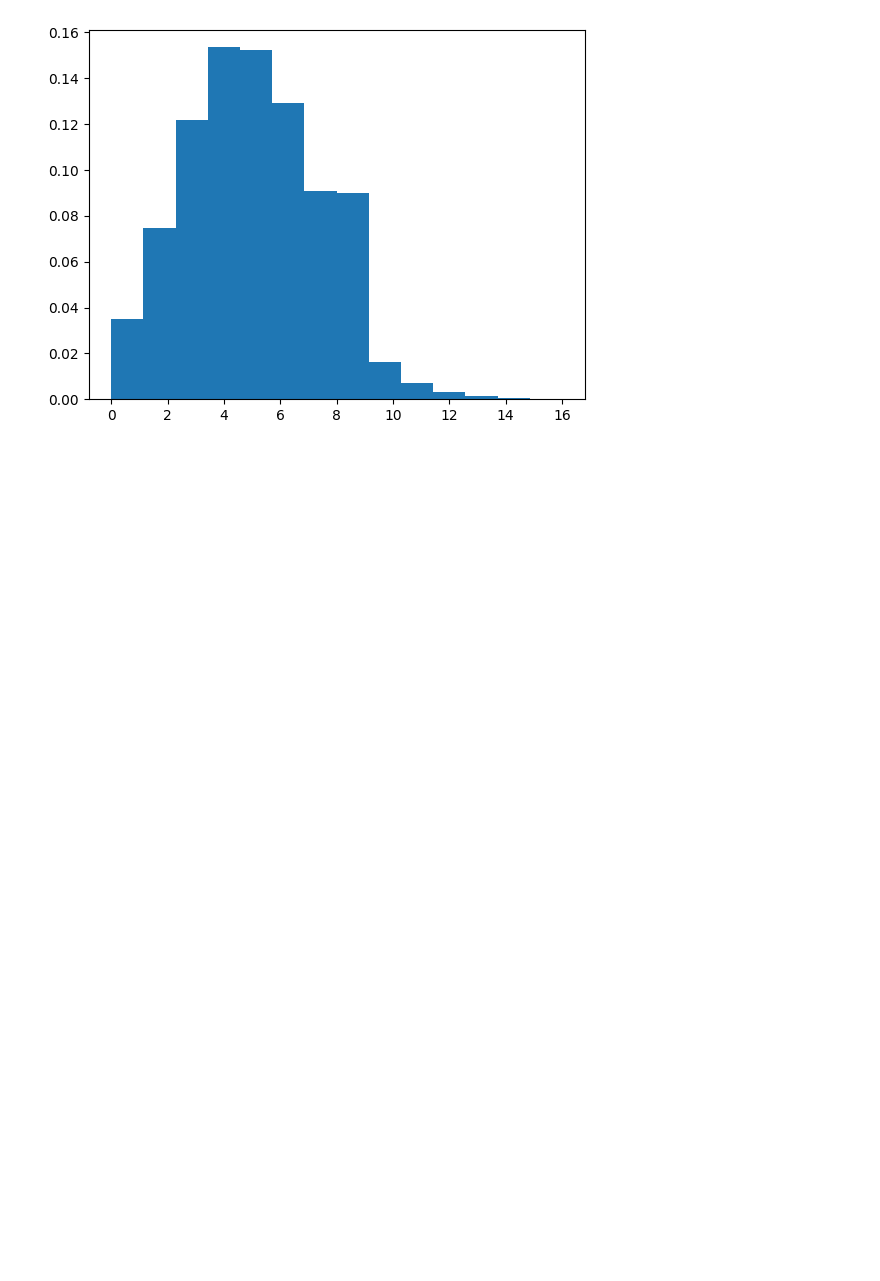
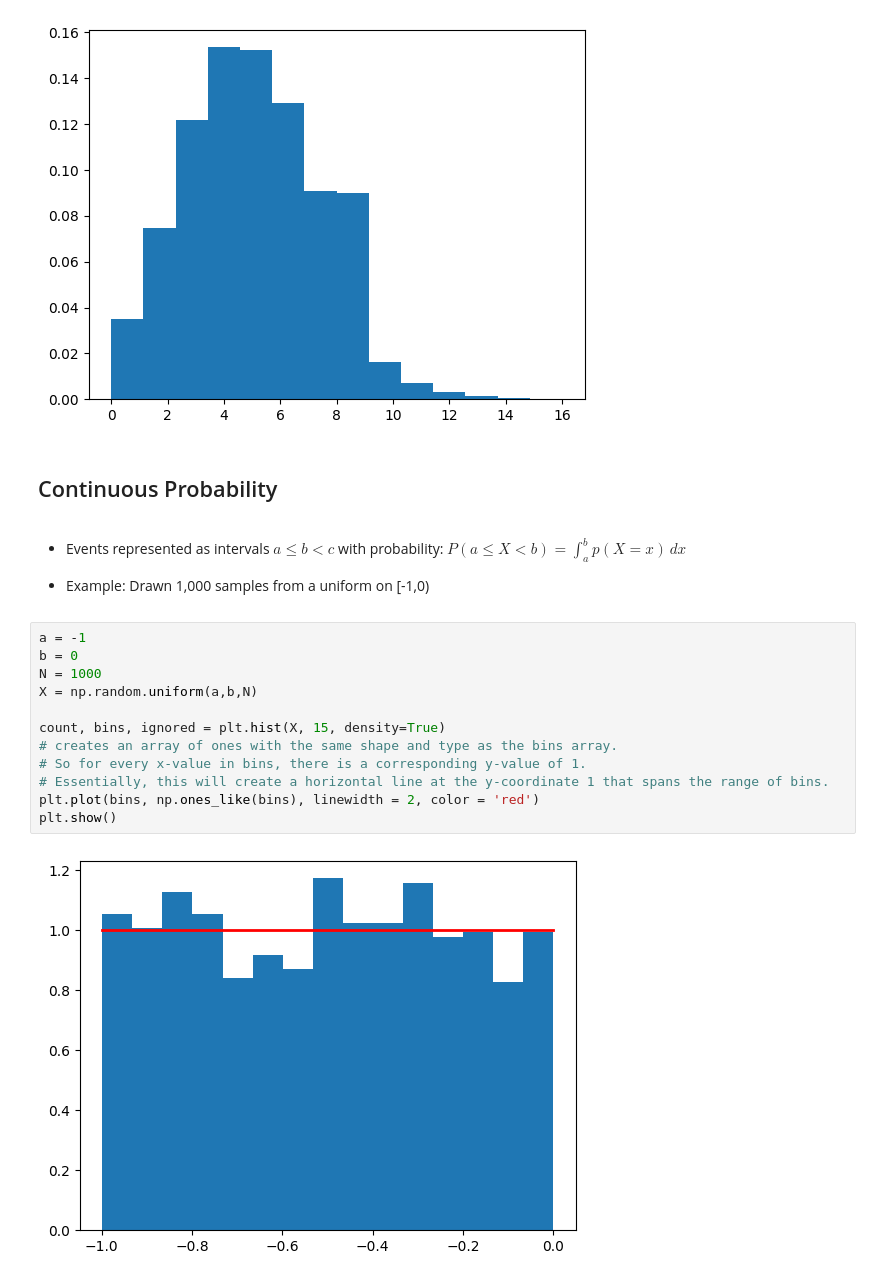
Before and after one commit to pluplu68/generalML, a Jupyter notebook: CSC 380.ipynb, the cells around one changed output. Saved outputs shown, nothing was run; the diff lists cells and outputs as text; blank space fills up the shorter version.

Commit message:
continuous prob

```diff
--- a/CSC 380.ipynb
+++ b/CSC 380.ipynb
@@ -92,3 +92,23 @@ count, bins, ignored = plt.hist(X1+X2, 14, density = True)
 plt.show()
 # %% [output]
 [figure]
+# %% [markdown]
+## Continuous Probability
+# %% [markdown]
+* Events represented as intervals $a \leq b < c$ with probability: $P(a \leq X < b) = \int_{a}^{b} p(X = x) \, dx $
+
+* Example: Drawn 1,000 samples from a uniform on [-1,0)
+# %%
+a = -1
+b = 0
+N = 1000
+X = np.random.uniform(a,b,N)
+
+count, bins, ignored = plt.hist(X, 15, density=True)
+# creates an array of ones with the same shape and type as the bins array.
+# So for every x-value in bins, there is a corresponding y-value of 1.
+# Essentially, this will create a horizontal line at the y-coordinate 1 that spans the range of bins.
+plt.plot(bins, np.ones_like(bins), linewidth = 2, color = 'red')
+plt.show()
+# %% [output]
+[figure, added]
```
Also changed, not shown: parts of 4 cells of this notebook.
